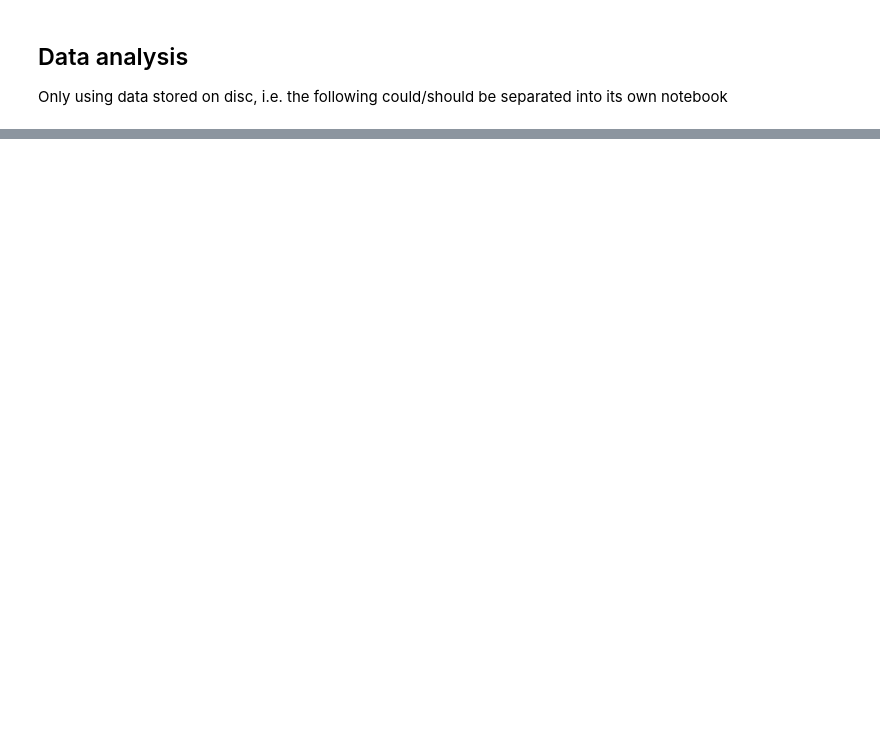
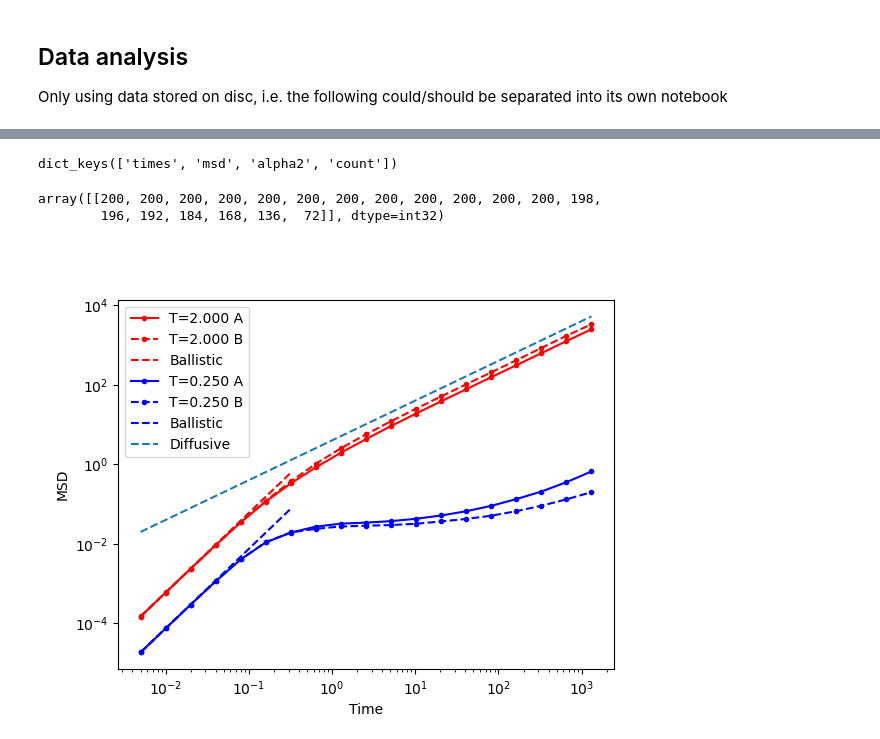
Before and after one commit to jklust/gamdpy, a Jupyter notebook: examples/LJoutput.ipynb, the cells around one changed output, grey strips where cells are left out. Drawn from its saved outputs; the diff is of its cells as text; code cells hidden in the pictures; blank space fills up the shorter version.

```diff
--- a/examples/LJoutput.ipynb
+++ b/examples/LJoutput.ipynb
@@ -482,6 +525,0 @@ Wall time: 1.21 s
-# %%
-%%time
-if hdf5virtual_blocks:
-    with h5py.File("Data/LJ_trajectory.h5", "r") as f:
-        msd_high, a2_high = calc_msd(f['block'][ 50:250], dt, c1.simbox.data) # dt, c1.simbox.data should be read from file
-        msd_low,  a2_low  = calc_msd(f['block'][800:999], dt, c1.simbox.data) # dt, c1.simbox.data should be read from file
@@ -527,0 +566,6 @@ plt.show()
+# %%
+%%time
+if memory_blocks:
+    print(f'conf_blocks: {conf_blocks.shape}, {conf_blocks.nbytes/1024/1024:.2f} MB')
+    dyn_high = calc_dynamics(c1, conf_blocks[ 50:250], dt)
+    dyn_low  = calc_dynamics(c1, conf_blocks[800:999], dt)
@@ -527,0 +576,6 @@ plt.show()
+# %%
+%%time
+if hdf5_blocks:
+    with h5py.File("Data/LJ_trajectory.h5", "r") as f:
+        dyn_high = calc_dynamics(c1, f['block'][ 50:250], dt) # dt, c1.simbox.data should be read from file
+        dyn_low  = calc_dynamics(c1, f['block'][800:999], dt) # dt, c1.simbox.data should be read from file
@@ -527,0 +585,6 @@ plt.show()
+# %%
+%%time
+if hdf5virtual_blocks:
+    with h5py.File("Data/LJ_trajectory_vir.h5", "r") as f:
+        dyn_high = calc_dynamics(c1, f['block'][ 50:250], dt) # dt, c1.simbox.data should be read from file
+        dyn_low  = calc_dynamics(c1, f['block'][800:999], dt) # dt, c1.simbox.data should be read from file
@@ -527,0 +594,25 @@ plt.show()
+# %%
+print(dyn_high.keys())
+dyn_high['count'].T
+# %% [output]
+dict_keys(['times', 'msd', 'alpha2', 'count'])
+array([[200, 200, 200, 200, 200, 200, 200, 200, 200, 200, 200, 200, 198,
+        196, 192, 184, 168, 136,  72]], dtype=int32)
+# %%
+plt.figure()
+num_types = dyn_high['msd'].shape[1]
+plt.loglog(dyn_high['times'], dyn_high['msd'][:,0], 'r.-', label=f'T={Thigh:.3f} A')
+if num_types>0:
+    plt.loglog(dyn_high['times'], dyn_high['msd'][:,1], 'r.--', label=f'T={Thigh:.3f} B')
+plt.loglog(dyn_high['times'][:7], 3*Thigh*dyn_high['times'][:7]**2, 'r--', label='Ballistic')
+plt.loglog(dyn_low['times'], dyn_low['msd'][:,0], 'b.-', label=f'T={Tlow:.3f} A')
+if num_types>0:
+       plt.loglog(dyn_low['times'], dyn_low['msd'][:,1], 'b.--', label=f'T={Tlow:.3f} B')
+plt.loglog(dyn_low['times'][:7], 3*Tlow*dyn_low['times'][:7]**2, 'b--', label='Ballistic')
+plt.loglog(dyn_low['times'], dyn_low['times']*4, '--', label='Diffusive')
+plt.xlabel('Time')
+plt.ylabel('MSD')
+plt.legend()
+plt.show()
+# %% [output]
+[figure, added]
```
Also changed, not shown: parts of 32 cells of this notebook, 4 other files.
